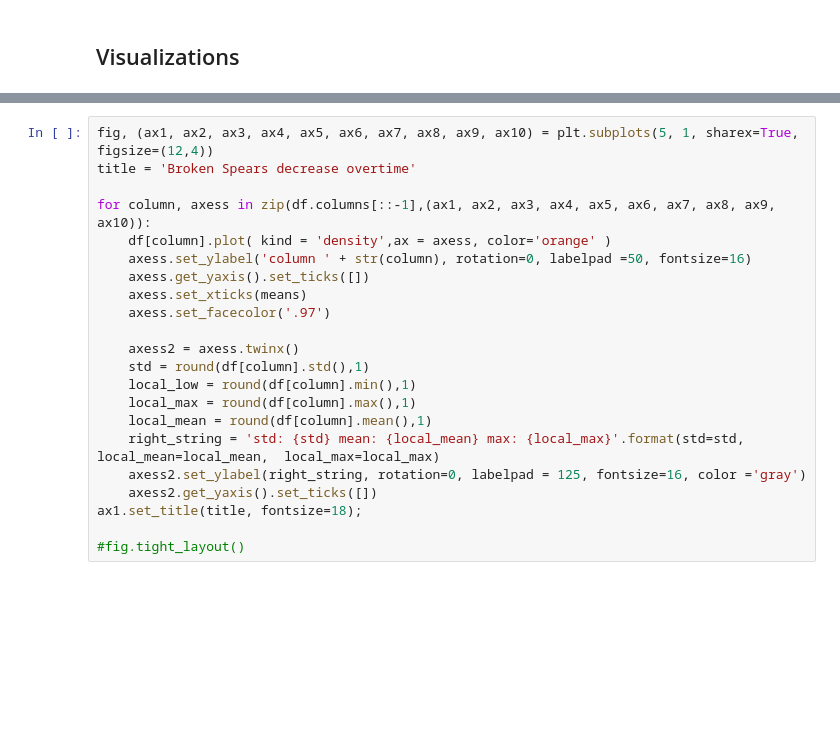
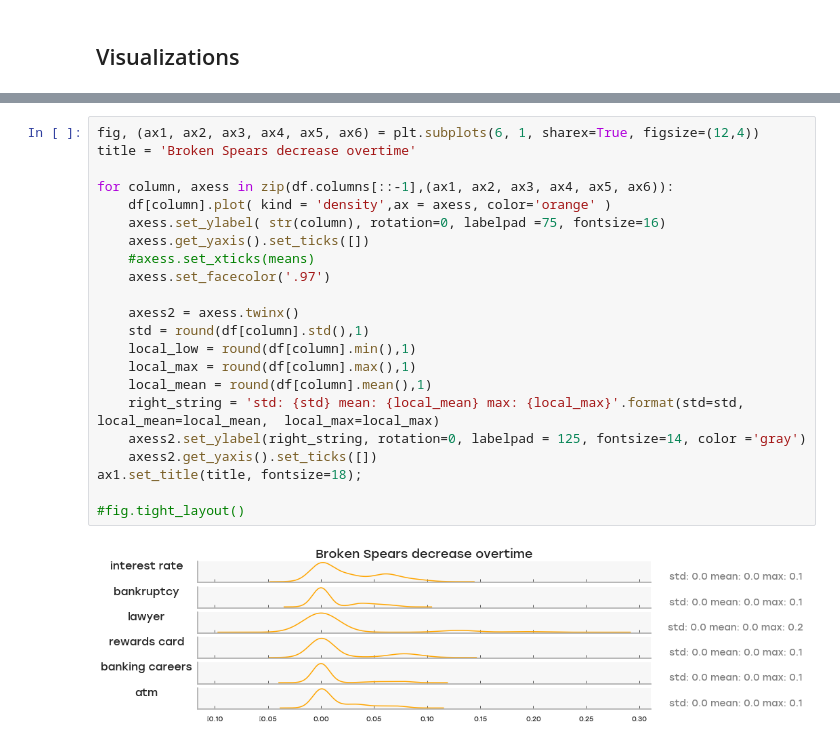
Before and after one commit to caheredia/ad_data_challenge, a Jupyter notebook: 0.1_ch_data_exploration.ipynb, the cells around one changed output, grey strips where cells are left out. Drawn from its saved outputs; the diff is of its cells as text; blank space fills up the shorter version.

```diff
--- a/0.1_ch_data_exploration.ipynb
+++ b/0.1_ch_data_exploration.ipynb
@@ -299,22 +319,24 @@ df = data[(data['country'] == region).sort_values(by='daily_clicks')
 # %%
-fig, (ax1, ax2, ax3, ax4, ax5, ax6, ax7, ax8, ax9, ax10) = plt.subplots(5, 1, sharex=True, figsize=(12,4))
+fig, (ax1, ax2, ax3, ax4, ax5, ax6) = plt.subplots(6, 1, sharex=True, figsize=(12,4))
 title = 'Broken Spears decrease overtime'
 
-for column, axess in zip(df.columns[::-1],(ax1, ax2, ax3, ax4, ax5, ax6, ax7, ax8, ax9, ax10)):
+for column, axess in zip(df.columns[::-1],(ax1, ax2, ax3, ax4, ax5, ax6)):
     df[column].plot( kind = 'density',ax = axess, color='orange' )
-    axess.set_ylabel('column ' + str(column), rotation=0, labelpad =50, fontsize=16)
+    axess.set_ylabel( str(column), rotation=0, labelpad =75, fontsize=16)
     axess.get_yaxis().set_ticks([])
-    axess.set_xticks(means)
+    #axess.set_xticks(means)
     axess.set_facecolor('.97')
 
     axess2 = axess.twinx()
     std = round(df[column].std(),1)
     local_low = round(df[column].min(),1)
     local_max = round(df[column].max(),1)
     local_mean = round(df[column].mean(),1)
     right_string = 'std: {std} mean: {local_mean} max: {local_max}'.format(std=std, local_mean=local_mean,  local_max=local_max)
-    axess2.set_ylabel(right_string, rotation=0, labelpad = 125, fontsize=16, color ='gray')
+    axess2.set_ylabel(right_string, rotation=0, labelpad = 125, fontsize=14, color ='gray')
     axess2.get_yaxis().set_ticks([])
 ax1.set_title(title, fontsize=18);
 
 #fig.tight_layout()
+# %% [output]
+[figure, added]
```
Also changed, not shown: parts of 23 cells of this notebook.
